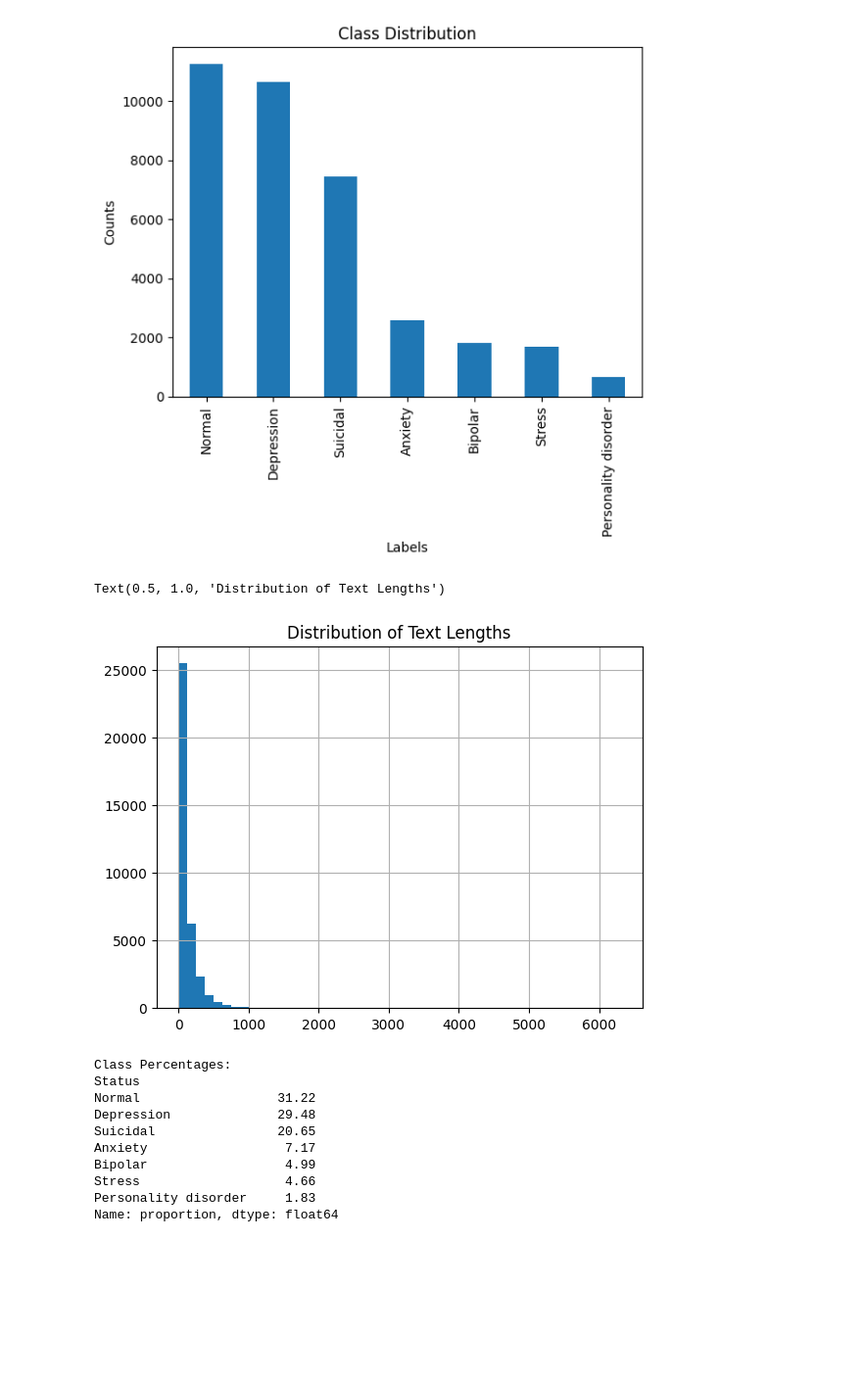
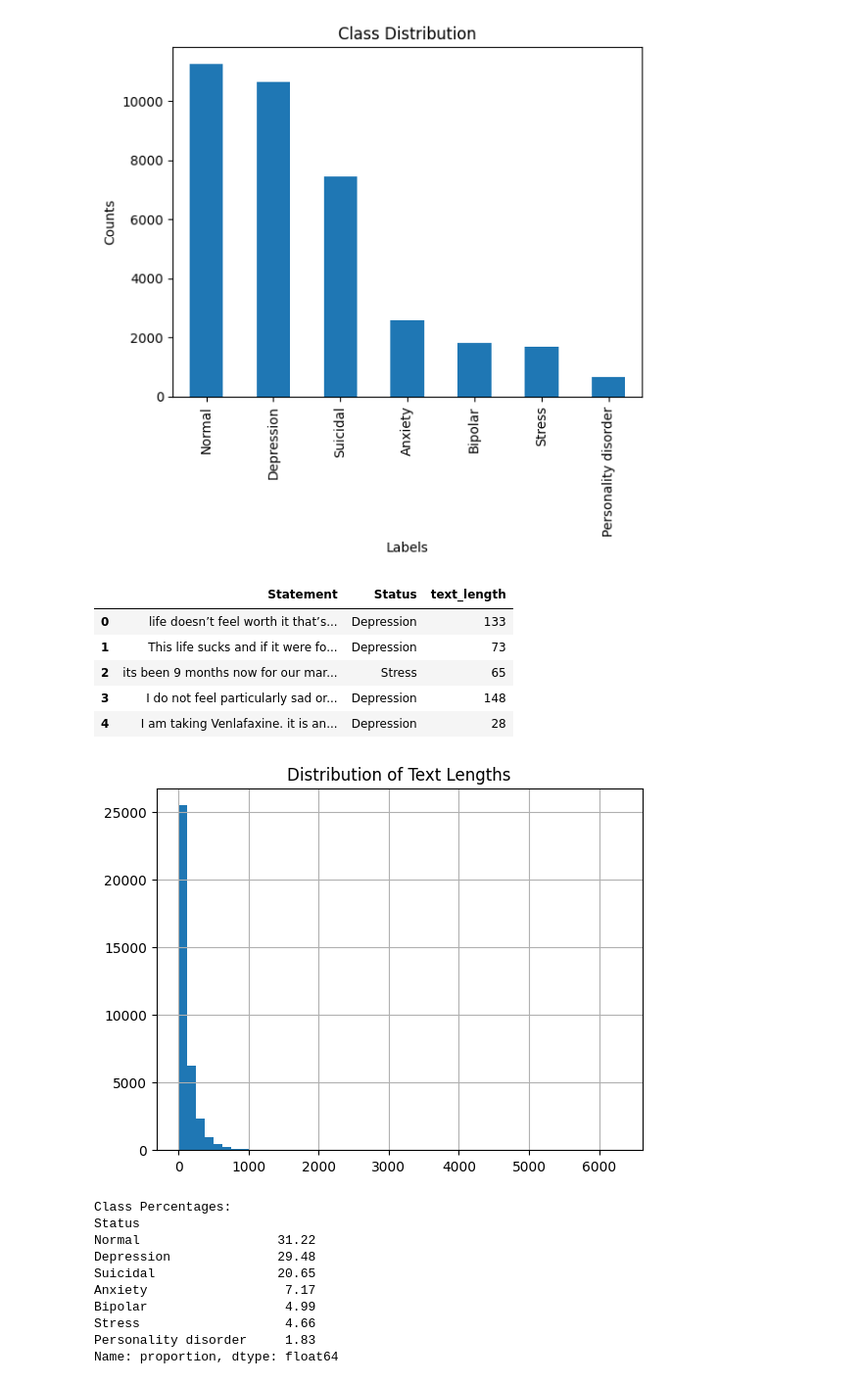
Before and after one commit to afawaz261/cmps261-project, a Jupyter notebook: project.ipynb, the cells around one changed output. Shown at 98% size. Cells and saved outputs as stored; diff of their text form; code cells hidden in the pictures; blank space fills up the shorter version.

```diff
--- a/project.ipynb
+++ b/project.ipynb
@@ -109,12 +109,18 @@ df['TextLength'] = df['Statement'].apply(lambda x: len(str(x).split()))
 # %%
 # Text length column (optional)
 df['text_length'] = df['Statement'].apply(lambda x: len(str(x).split()))  # replace 'text_column'
 
 # Plot histogram of text lengths
 df['text_length'].hist(bins=50)
 plt.title("Distribution of Text Lengths")
+df.head()
 # %% [output]
-Text(0.5, 1.0, 'Distribution of Text Lengths')
+|  | Statement | Status | text_length |
+| 0 | life doesn’t feel worth it that’s... | Depression | 133 |
+| 1 | This life sucks and if it were fo... | Depression | 73 |
+| 2 | its been 9 months now for our mar... | Stress | 65 |
+| 3 | I do not feel particularly sad or... | Depression | 148 |
+| 4 | I am taking Venlafaxine. it is an... | Depression | 28 |
 [figure]
 # %%
 # Percentage breakdown of each class (to detect imbalance)
```
Also changed, not shown: 7 other files.
